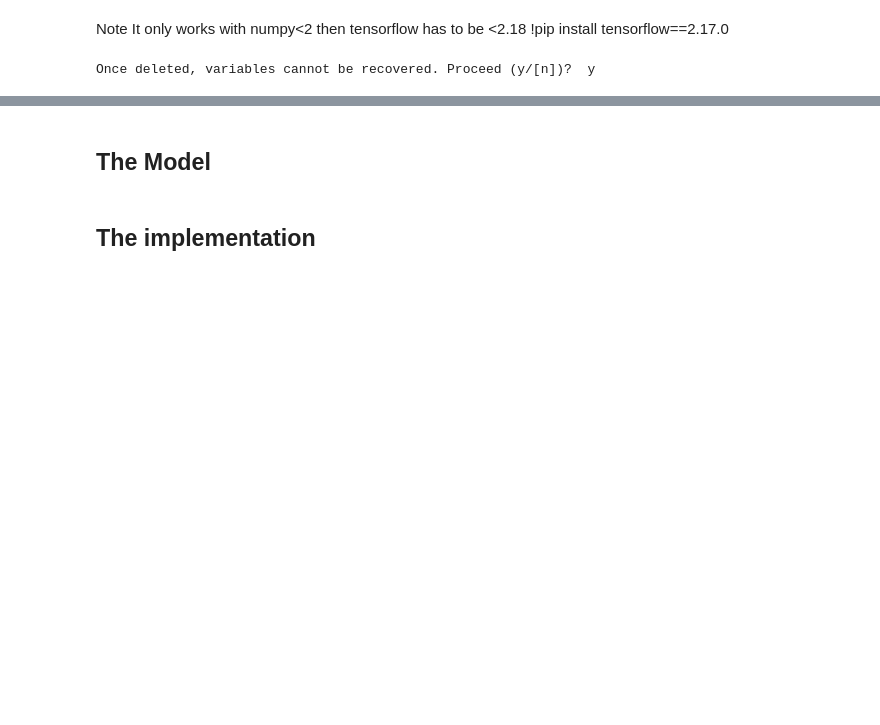
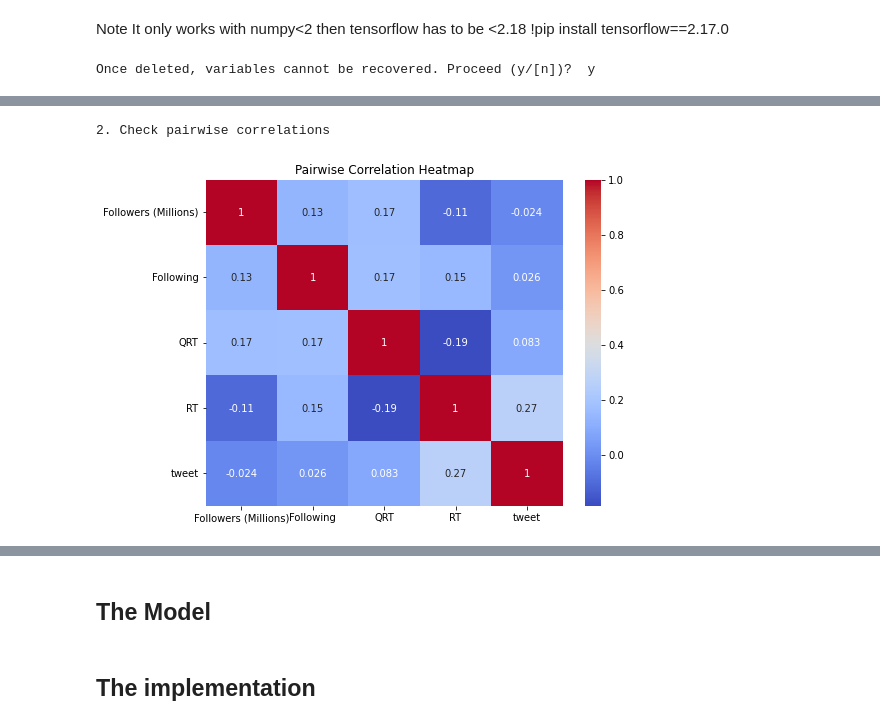
Before and after one commit to espinetandreu/SocialNetworkX, a Jupyter notebook: VariationalAutoencoder.ipynb, the cells around one changed output, grey strips where cells are left out. Cells and saved outputs as stored; diff of their text form; code cells hidden in the pictures; blank space fills up the shorter version.

```diff
--- a/VariationalAutoencoder.ipynb
+++ b/VariationalAutoencoder.ipynb
@@ -18,0 +54,13 @@ from scipy.stats import truncnorm
+# %%
+print("\n2. Check pairwise correlations")
+def compute_correlations(data):
+    plt.figure(figsize=(8, 6))
+    corr_matrix = data.corr(method='pearson')  # Pearson correlation
+    sns.heatmap(corr_matrix, annot=True, cmap='coolwarm')
+    plt.title("Pairwise Correlation Heatmap")
+    plt.show()
+
+compute_correlations(normalized_data)
+# %% [output]
+2. Check pairwise correlations
+[figure, added]
```
Also changed, not shown: parts of 14 cells of this notebook.
